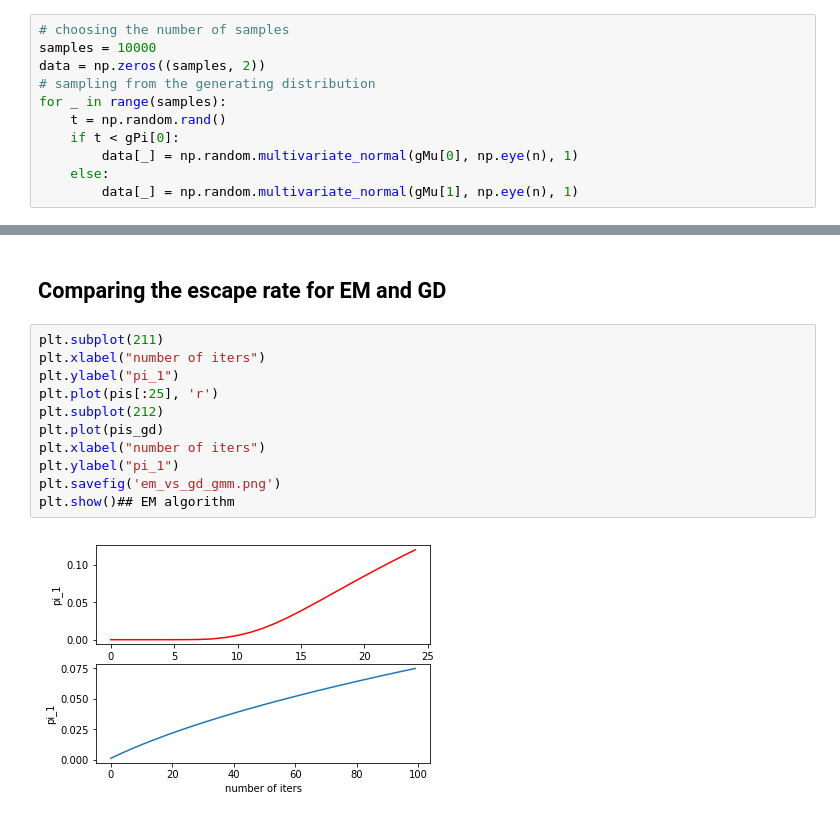
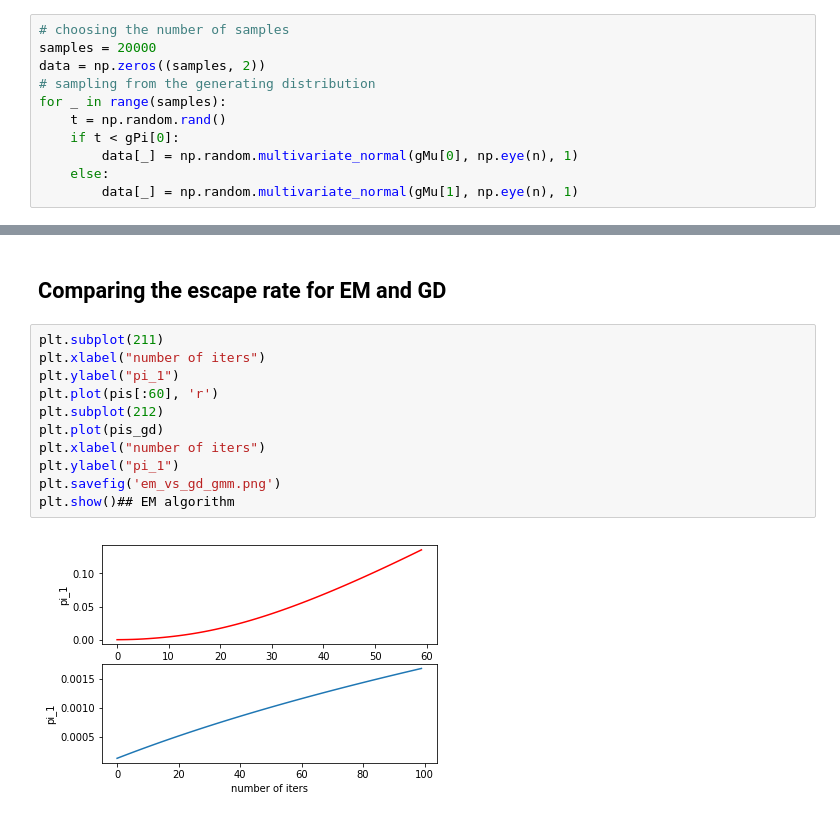
Before and after one commit to Gordon-Guojun-Zhang/UAI-2019, a Jupyter notebook: gaussian_mixture.ipynb, the cells around one changed output, grey strips where cells are left out. Cells and saved outputs as stored; diff of their text form.

```diff
--- a/gaussian_mixture.ipynb
+++ b/gaussian_mixture.ipynb
@@ -18,6 +18,6 @@ gMu:  [[ 0.51034649  0.50851715]
 # %%
 # choosing the number of samples
-samples = 10000
+samples = 20000
 data = np.zeros((samples, 2))
 # sampling from the generating distribution
 for _ in range(samples):
@@ -177,13 +177,13 @@ Zc:  [1.0994 0.992 ] Pi:  [0.0749 0.9251]
 # %%
 plt.subplot(211)
 plt.xlabel("number of iters")
 plt.ylabel("pi_1")
-plt.plot(pis[:25], 'r')
+plt.plot(pis[:60], 'r')
 plt.subplot(212)
 plt.plot(pis_gd)
 plt.xlabel("number of iters")
 plt.ylabel("pi_1")
 plt.savefig('em_vs_gd_gmm.png')
 plt.show()## EM algorithm
 # %% [output]
-[figure, old version]
+[figure, new version]
```
Also changed, not shown: parts of 4 cells of this notebook.
